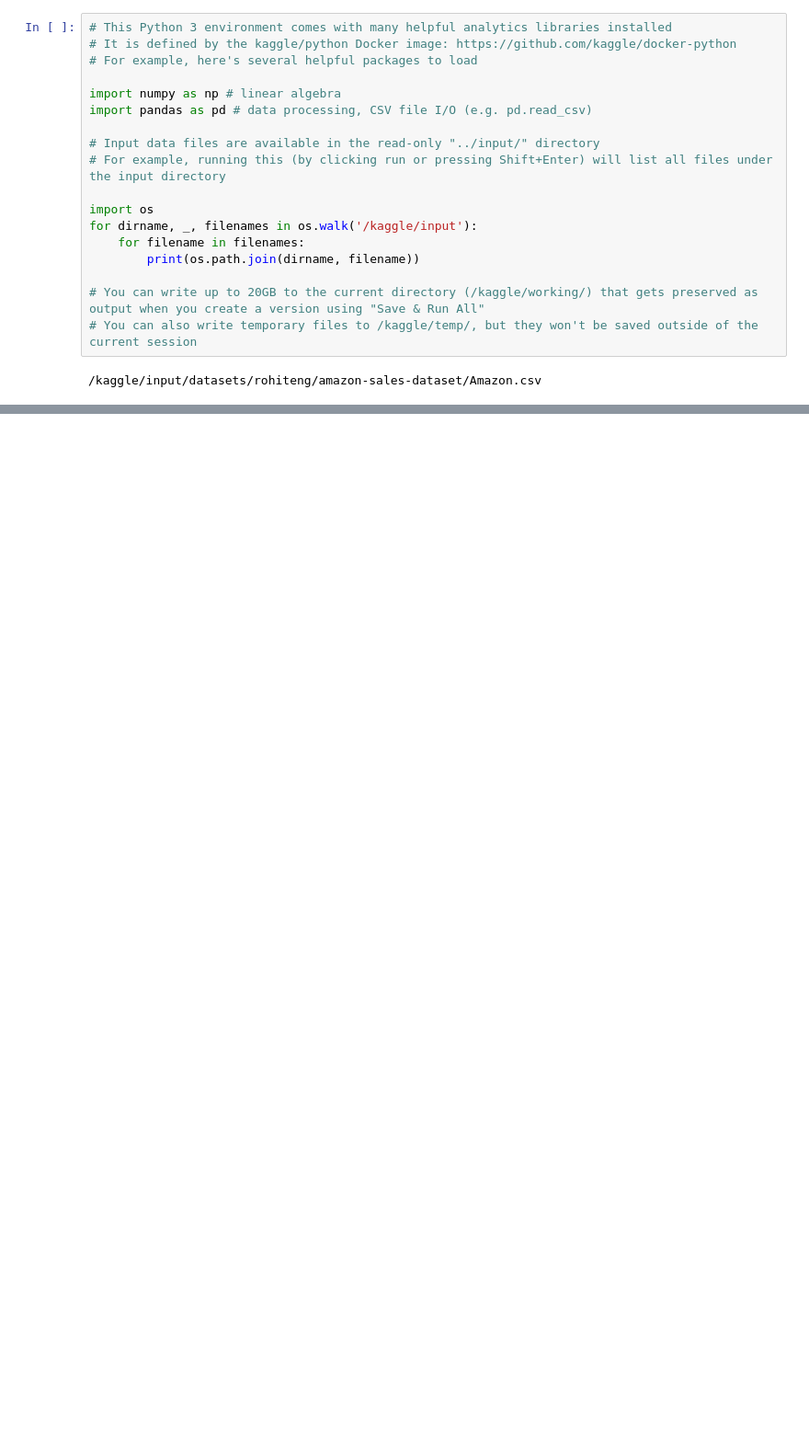
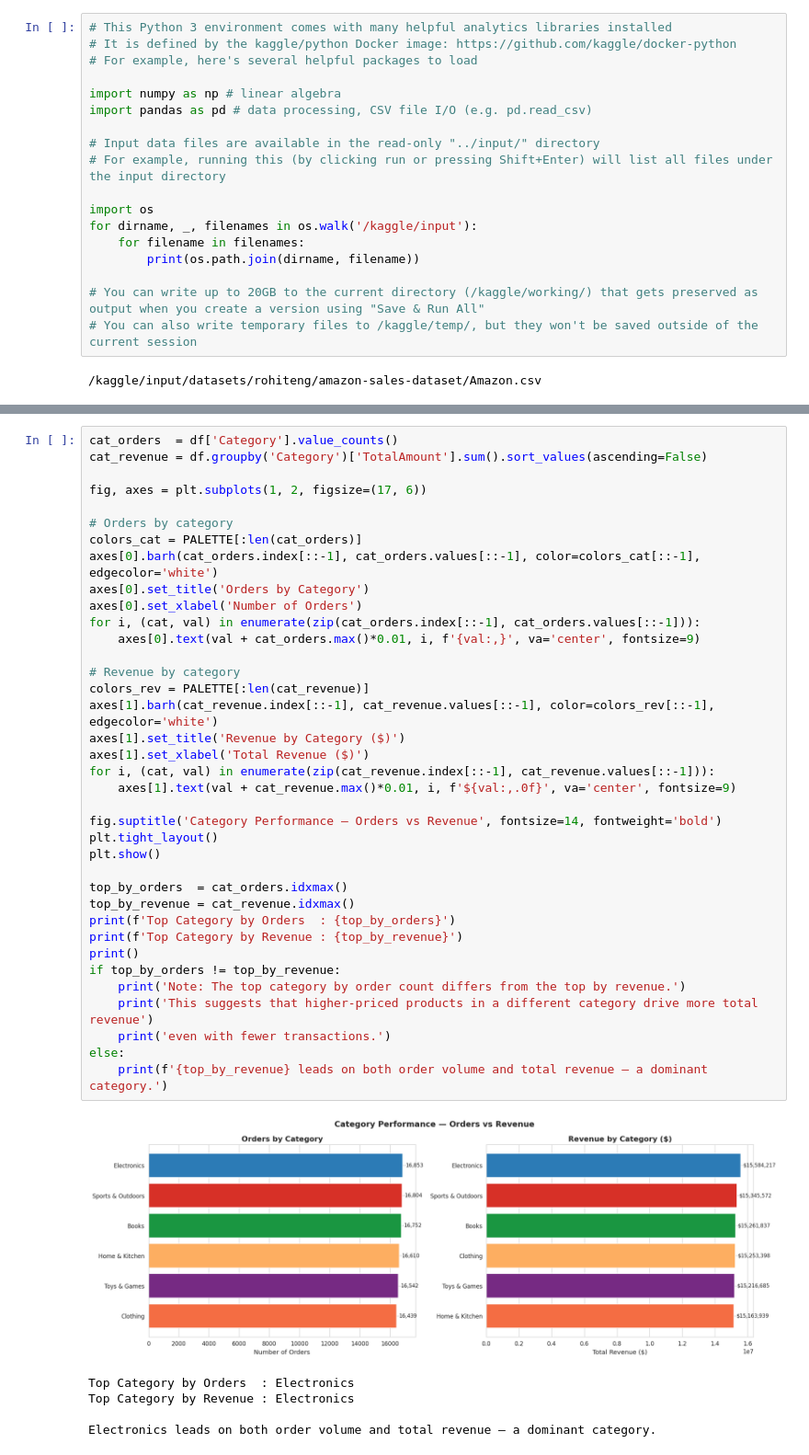
Before and after one commit to noorhuda523/CodeAlpha_AmazonSalesDataset_EDA, a Jupyter notebook: eda-on-amazon-sales-dataset.ipynb, the cells around one changed output, grey strips where cells are left out. Shown at 92% size. Cells and saved outputs as stored; diff of their text form; blank space fills up the shorter version.

```diff
--- a/eda-on-amazon-sales-dataset.ipynb
+++ b/eda-on-amazon-sales-dataset.ipynb
@@ -466,0 +308,43 @@ Sample Category-Product Check:
+# %%
+cat_orders  = df['Category'].value_counts()
+cat_revenue = df.groupby('Category')['TotalAmount'].sum().sort_values(ascending=False)
+
+fig, axes = plt.subplots(1, 2, figsize=(17, 6))
+
+# Orders by category
+colors_cat = PALETTE[:len(cat_orders)]
+axes[0].barh(cat_orders.index[::-1], cat_orders.values[::-1], color=colors_cat[::-1], edgecolor='white')
+axes[0].set_title('Orders by Category')
+axes[0].set_xlabel('Number of Orders')
+for i, (cat, val) in enumerate(zip(cat_orders.index[::-1], cat_orders.values[::-1])):
+    axes[0].text(val + cat_orders.max()*0.01, i, f'{val:,}', va='center', fontsize=9)
+
+# Revenue by category
+colors_rev = PALETTE[:len(cat_revenue)]
+axes[1].barh(cat_revenue.index[::-1], cat_revenue.values[::-1], color=colors_rev[::-1], edgecolor='white')
+axes[1].set_title('Revenue by Category ($)')
+axes[1].set_xlabel('Total Revenue ($)')
+for i, (cat, val) in enumerate(zip(cat_revenue.index[::-1], cat_revenue.values[::-1])):
+    axes[1].text(val + cat_revenue.max()*0.01, i, f'${val:,.0f}', va='center', fontsize=9)
+
+fig.suptitle('Category Performance — Orders vs Revenue', fontsize=14, fontweight='bold')
+plt.tight_layout()
+plt.show()
+
+top_by_orders  = cat_orders.idxmax()
+top_by_revenue = cat_revenue.idxmax()
+print(f'Top Category by Orders  : {top_by_orders}')
+print(f'Top Category by Revenue : {top_by_revenue}')
+print()
+if top_by_orders != top_by_revenue:
+    print('Note: The top category by order count differs from the top by revenue.')
+    print('This suggests that higher-priced products in a different category drive more total revenue')
+    print('even with fewer transactions.')
+else:
+    print(f'{top_by_revenue} leads on both order volume and total revenue — a dominant category.')
+# %% [output]
+[figure, added]
+Top Category by Orders  : Electronics
+Top Category by Revenue : Electronics
+
+Electronics leads on both order volume and total revenue — a dominant category.
```
Also changed, not shown: parts of 65 cells of this notebook.
